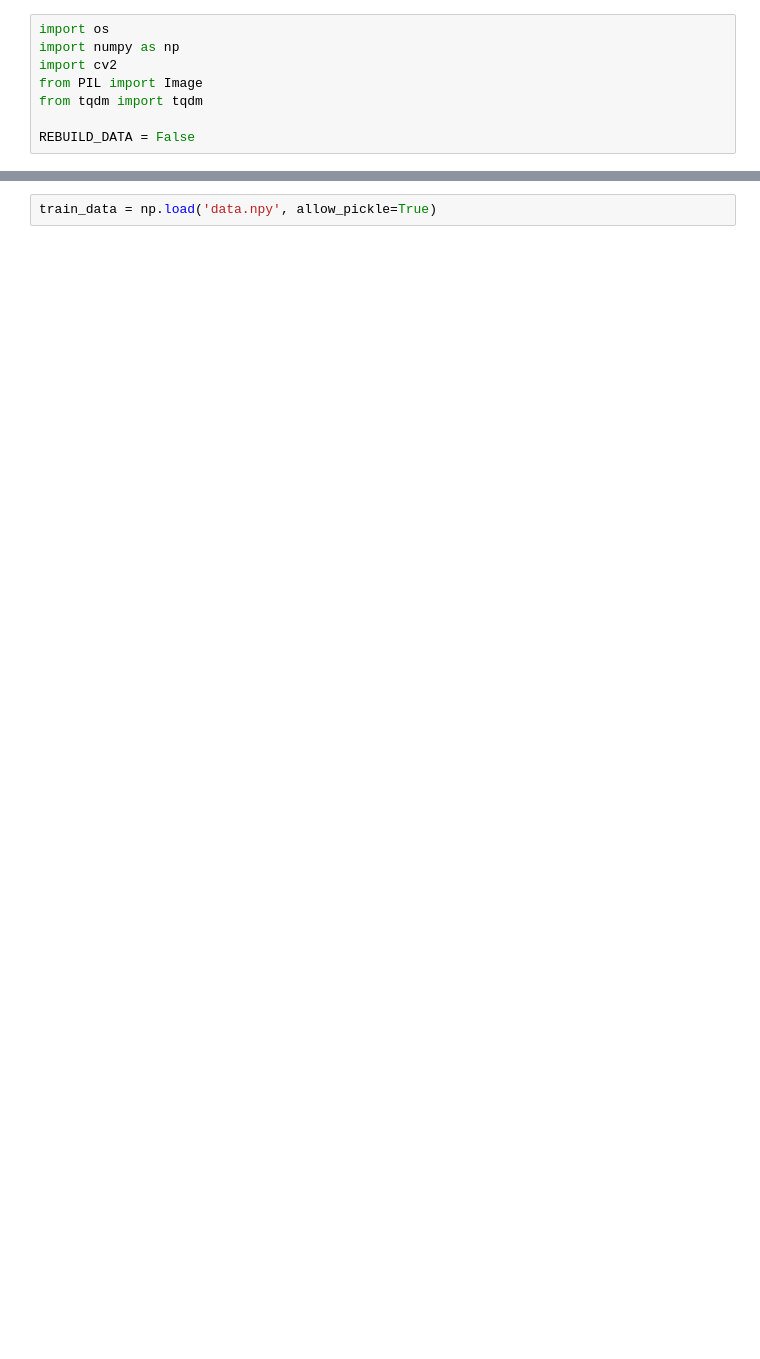
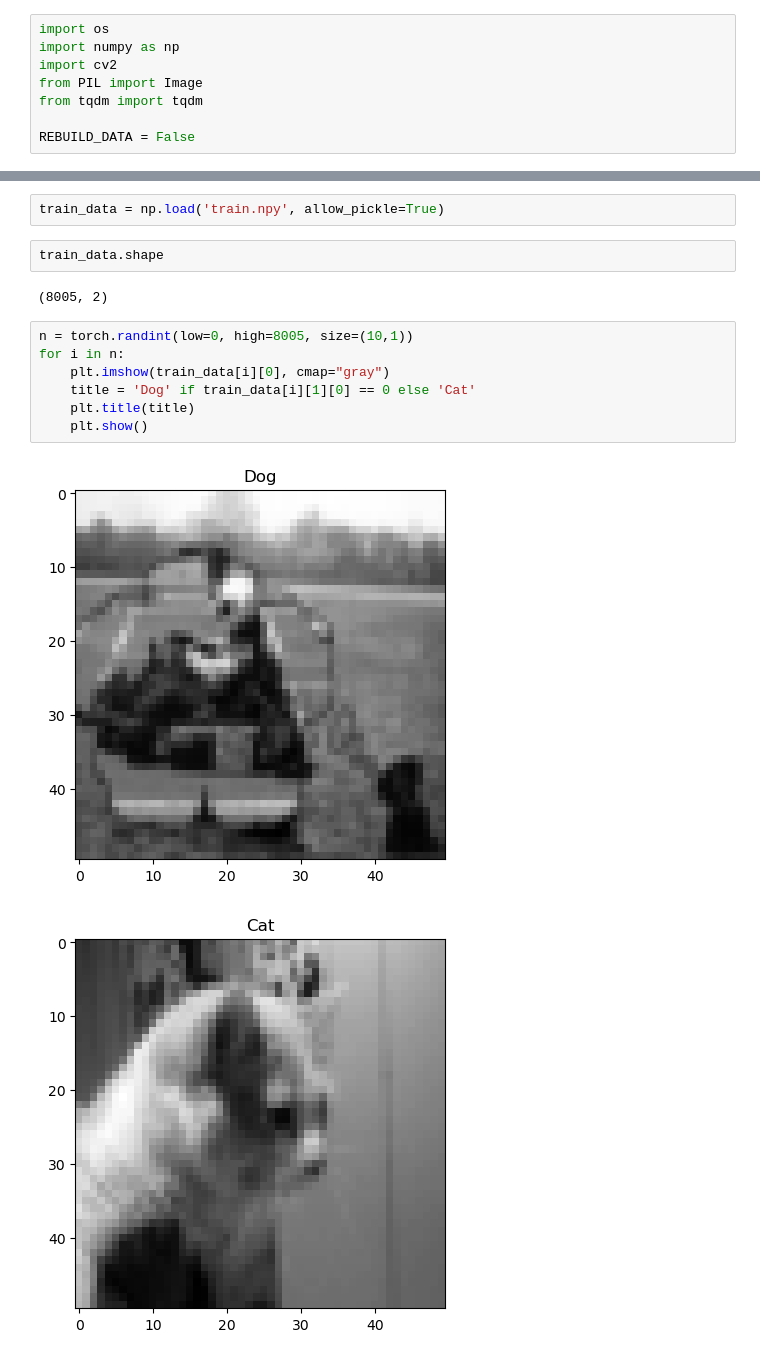
Before and after one commit to incingrenSP/supervised_learning, a Jupyter notebook: convolution/cat_vs_dog.ipynb, the cells around one changed output, grey strips where cells are left out. Cells and saved outputs as stored; diff of their text form; blank space fills up the shorter version.

```diff
--- a/convolution/cat_vs_dog.ipynb
+++ b/convolution/cat_vs_dog.ipynb
@@ -67,2 +65,16 @@ Dogs: 4005
 # %%
-train_data = np.load('data.npy', allow_pickle=True)
+train_data = np.load('train.npy', allow_pickle=True)
+# %%
+train_data.shape
+# %% [output]
+(8005, 2)
+# %%
+n = torch.randint(low=0, high=8005, size=(10,1))
+for i in n:
+    plt.imshow(train_data[i][0], cmap="gray")
+    title = 'Dog' if train_data[i][1][0] == 0 else 'Cat'
+    plt.title(title)
+    plt.show()
+# %% [output]
+[figure, added]
+[figure, added]
```
Also changed, not shown: parts of 13 cells of this notebook, 1 other file.
